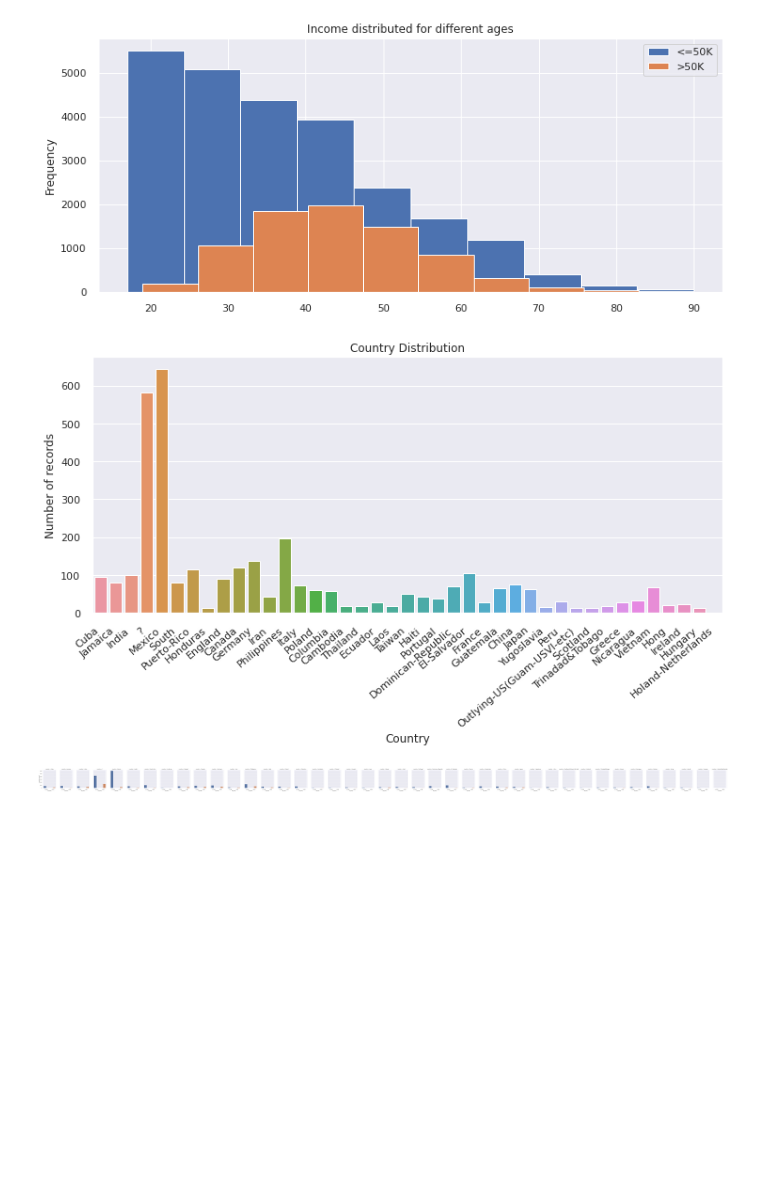
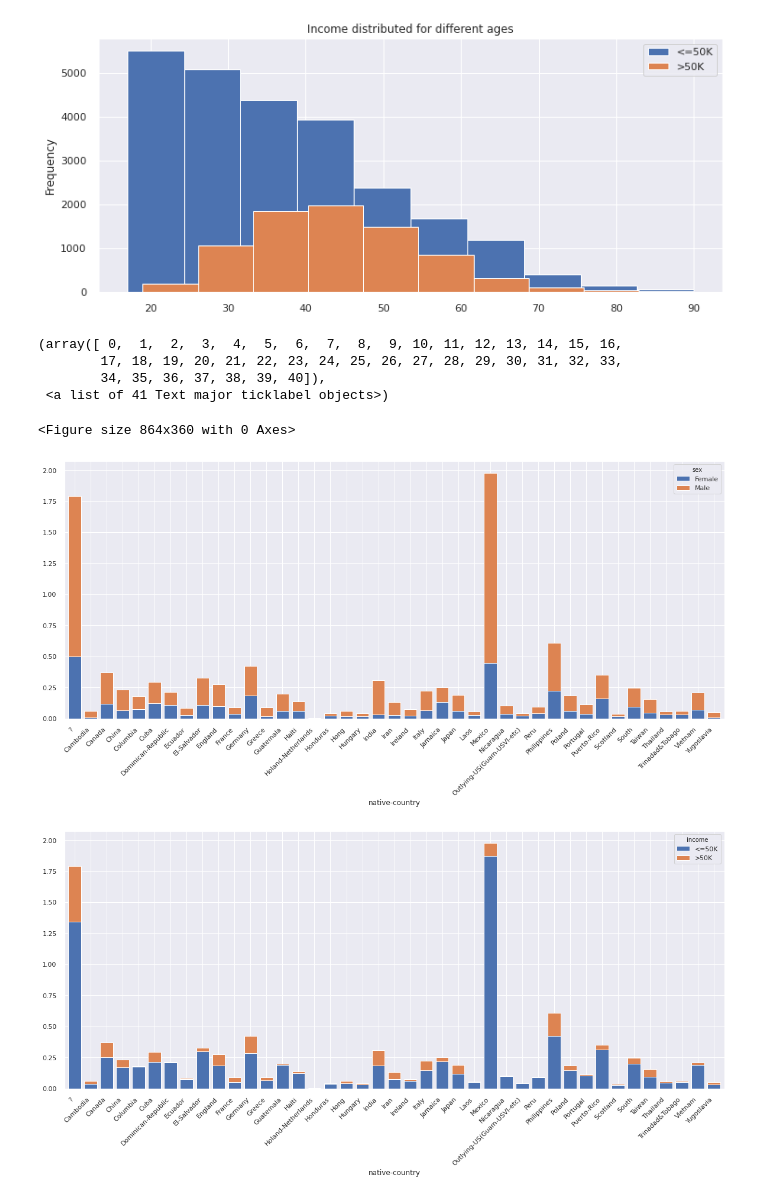
Before and after one commit to sprifti/Income-classification, a Jupyter notebook: dataset_vizualisation.ipynb, the cells around one changed output. Drawn from its saved outputs; the diff is of its cells as text; code cells hidden in the pictures; blank space fills up the shorter version.

```diff
--- a/dataset_vizualisation.ipynb
+++ b/dataset_vizualisation.ipynb
@@ -119,24 +111,37 @@ Text(0.5, 1.0, 'Income distributed for different ages')
 # %%
 #Country Distribution
 
 country_df = dataset.copy()
-country_df = country_df.rename(columns={'native-country':'country'})
-country_df['country_count'] = country_df.groupby(['country','income'], as_index=True)['country'].transform('count')
-country_df['country'] = country_df['country'].loc[country_df[country_df['country']!='United-States'].index]
+
+country_df['country_count'] = country_df.groupby(['native-country','income'], as_index=True)['native-country'].transform('count')
+country_df['native-country'] = country_df['native-country'].loc[country_df[country_df['native-country']!='United-States'].index]
 plt.figure(figsize=(12,5))
-sns.countplot(x=country_df['country'])
-plt.xticks(rotation=40,ha='right')
-plt.title("Country Distribution")
-plt.xlabel('Country')
-plt.ylabel('Number of records')
+# sns.countplot(x=country_df['native-country'])
+# plt.xticks(rotation=40,ha='right')
+# plt.title("Country Distribution")
+# plt.xlabel('Country')
+# plt.ylabel('Number of records')
 
-# country_df.groupby('income').country.plot(kind='hist', legend='income')
-# plt.title('Income distributed for different countries')
+#Gender distribution for each country
+counts = country_df.groupby(['native-country', 'sex'])['native-country'].count().unstack()
+counts['Female'] = counts['Female']/country_df.shape[0] * 100
+counts['Male'] = counts['Male']/country_df.shape[0] * 100
+# counts
+counts.plot(kind='bar',stacked = True, figsize=(20, 8), width=0.8)
+plt.xticks(rotation=45,ha='right')
 
-ax = sns.catplot(x="income", y="country_count",
-                hue="income", col="country",
-                data=country_df, kind="bar",
-                height=4, aspect=.7);
+#Income distribution for each country
+counts = country_df.groupby(['native-country', 'income'])['native-country'].count().unstack()
+counts['<=50K'] = counts['<=50K']/country_df.shape[0] * 100
+counts['>50K'] = counts['>50K']/country_df.shape[0] * 100
+# counts
+counts.plot(kind='bar',stacked = True, figsize=(20, 8), width=0.8)
+plt.xticks(rotation=45,ha='right')
 # %% [output]
+(array([ 0,  1,  2,  3,  4,  5,  6,  7,  8,  9, 10, 11, 12, 13, 14, 15, 16,
+        17, 18, 19, 20, 21, 22, 23, 24, 25, 26, 27, 28, 29, 30, 31, 32, 33,
+        34, 35, 36, 37, 38, 39, 40]),
+ <a list of 41 Text major ticklabel objects>)
+<Figure size 864x360 with 0 Axes>
-[figure, old version]
+[figure, new version]
-[figure, old version]
+[figure, new version]
```
Also changed, not shown: parts of 12 cells of this notebook, 3 other files.
